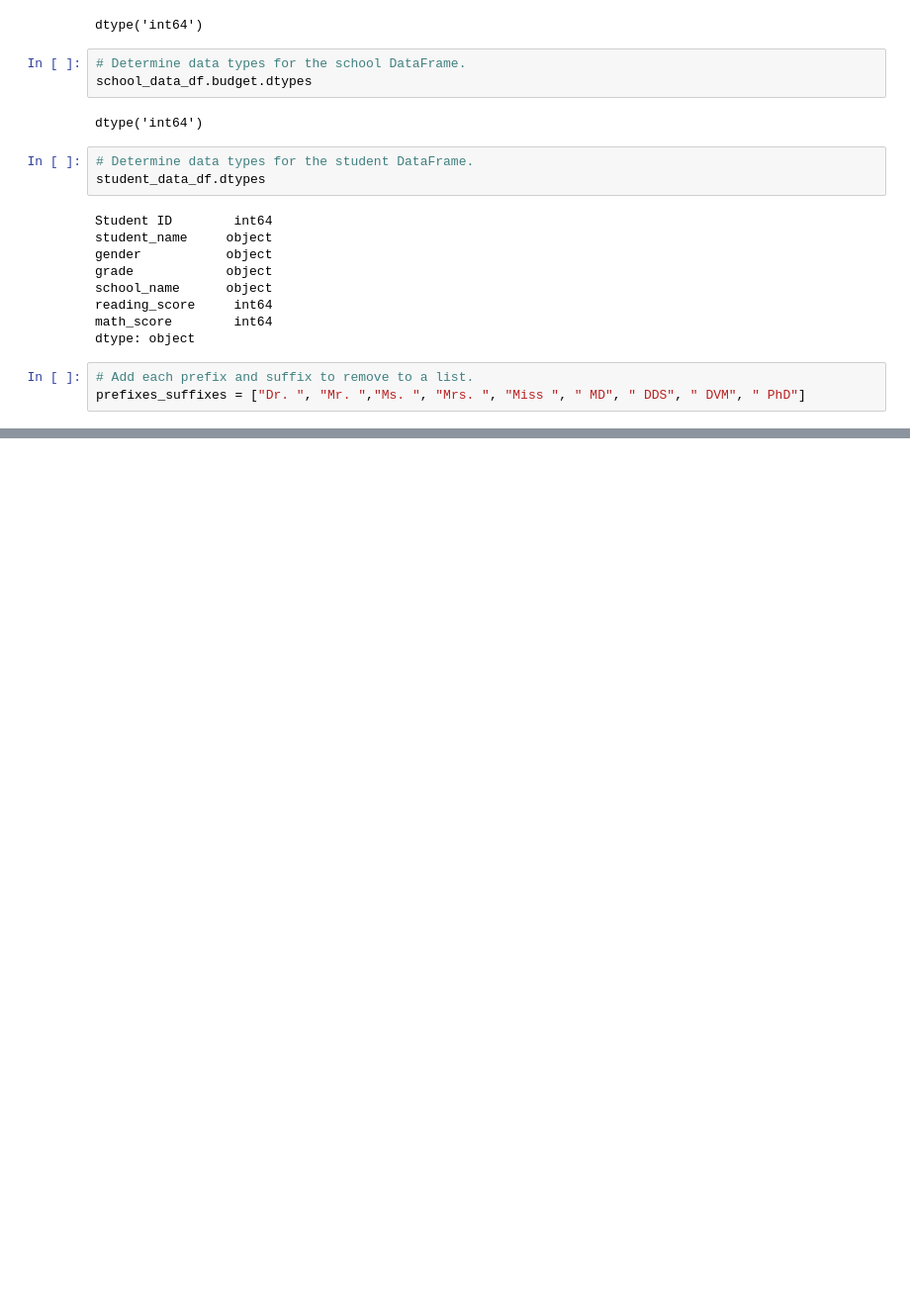
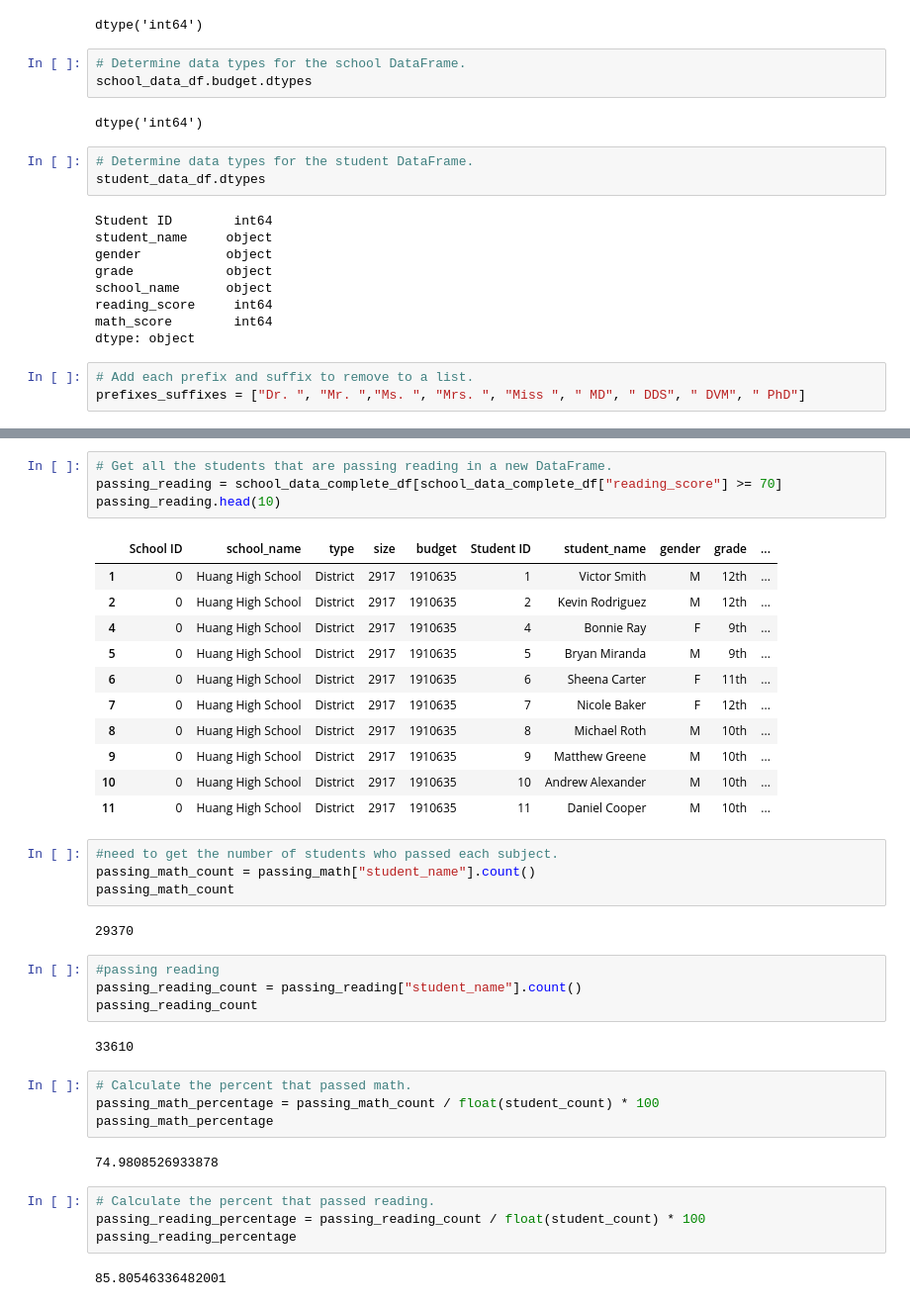
Before and after one commit to fmorote01/School_District_Analysis, a Jupyter notebook: PyCitySchools.ipynb, the cells around one changed output, grey strips where cells are left out. Shown: that part at 99% size. Saved outputs shown, nothing was run; the diff lists cells and outputs as text; blank space fills up the shorter version.

```diff
--- a/PyCitySchools.ipynb
+++ b/PyCitySchools.ipynb
@@ -204,0 +365,40 @@ student_data_df.head()
+# %%
+# Get all the students that are passing reading in a new DataFrame.
+passing_reading = school_data_complete_df[school_data_complete_df["reading_score"] >= 70]
+passing_reading.head(10)
+# %% [output]
+|  | School ID | school_name | type | size | budget | Student ID | student_name | gender | grade | ... |
+| 1 | 0 | Huang High School | District | 2917 | 1910635 | 1 | Victor Smith | M | 12th | ... |
+| 2 | 0 | Huang High School | District | 2917 | 1910635 | 2 | Kevin Rodriguez | M | 12th | ... |
+| 4 | 0 | Huang High School | District | 2917 | 1910635 | 4 | Bonnie Ray | F | 9th | ... |
+| 5 | 0 | Huang High School | District | 2917 | 1910635 | 5 | Bryan Miranda | M | 9th | ... |
+| 6 | 0 | Huang High School | District | 2917 | 1910635 | 6 | Sheena Carter | F | 11th | ... |
+| 7 | 0 | Huang High School | District | 2917 | 1910635 | 7 | Nicole Baker | F | 12th | ... |
+| 8 | 0 | Huang High School | District | 2917 | 1910635 | 8 | Michael Roth | M | 10th | ... |
+| 9 | 0 | Huang High School | District | 2917 | 1910635 | 9 | Matthew Greene | M | 10th | ... |
+| 10 | 0 | Huang High School | District | 2917 | 1910635 | 10 | Andrew Alexander | M | 10th | ... |
+| 11 | 0 | Huang High School | District | 2917 | 1910635 | 11 | Daniel Cooper | M | 10th | ... |
+# %%
+#need to get the number of students who passed each subject.
+passing_math_count = passing_math["student_name"].count()
+passing_math_count
+# %% [output]
+29370
+# %%
+#passing reading
+passing_reading_count = passing_reading["student_name"].count()
+passing_reading_count
+# %% [output]
+33610
+# %%
+# Calculate the percent that passed math.
+passing_math_percentage = passing_math_count / float(student_count) * 100
+passing_math_percentage
+# %% [output]
+74.9808526933878
+# %%
+# Calculate the percent that passed reading.
+passing_reading_percentage = passing_reading_count / float(student_count) * 100
+passing_reading_percentage
+# %% [output]
+85.80546336482001
```
Also changed, not shown: parts of 34 cells of this notebook, 1 other file.
